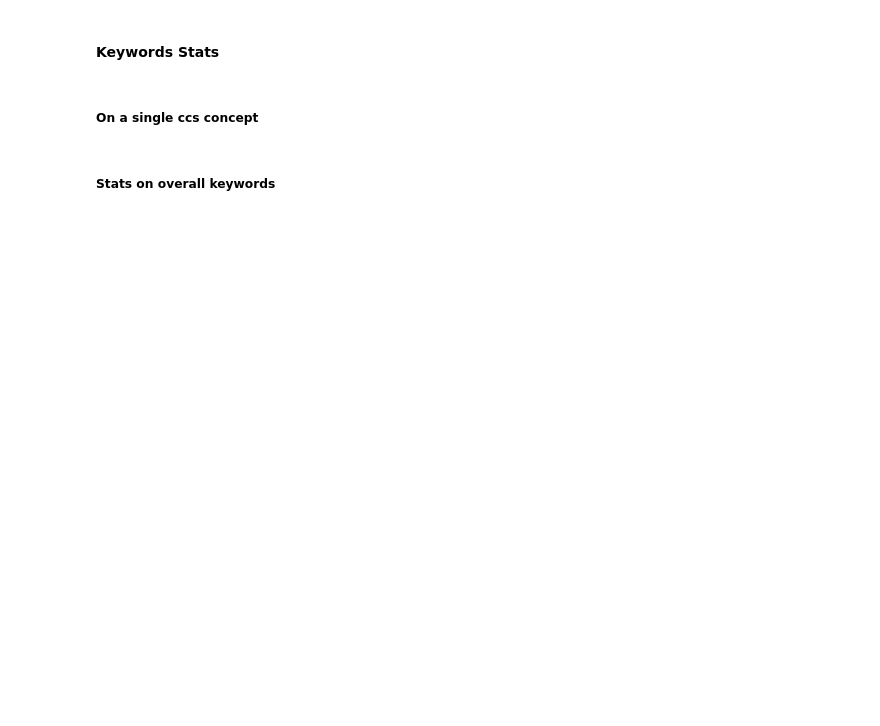
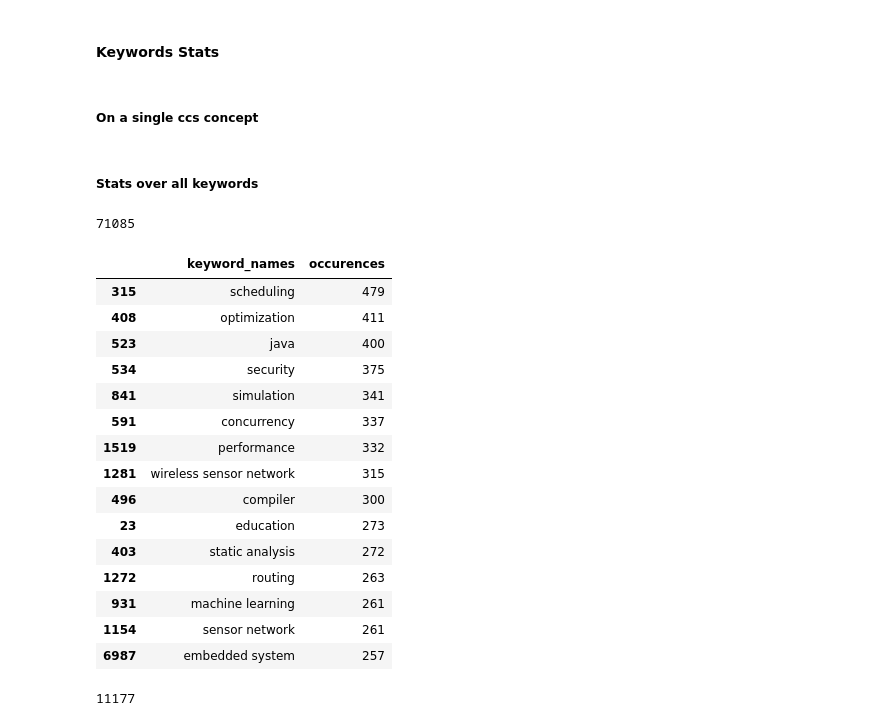
Before and after one commit to Learningchipmunk/Keywords-Ordering, a Jupyter notebook: Periodicals_Preprocessing_and_CCS_Stats.ipynb, the cells around one changed output. Drawn from its saved outputs; the diff is of its cells as text; code cells hidden in the pictures; blank space fills up the shorter version.

Commit message:
Revamped preprocessing because of bugs

```diff
--- a/Periodicals_Preprocessing_and_CCS_Stats.ipynb
+++ b/Periodicals_Preprocessing_and_CCS_Stats.ipynb
@@ -224,0 +271,5 @@ articles_df['ccs'].iloc[1]
+# %%
+### Processing abstracts, bodies, and keywords
+articles_df['abstract_processed'] = articles_df.abstract.apply(lambda x: stringPreprocessing(x) if not pd.isnull(x) else np.nan)
+articles_df['ft_body_processed']  = articles_df.ft_body.apply(lambda x: stringPreprocessing(x) if not pd.isnull(x) else np.nan)
+articles_df['kw_processed']       = articles_df.keywords.apply(lambda x: [stringPreprocessing(kw) for kw in x] if hasattr(x, "__len__") else np.nan)
@@ -224,0 +303,6 @@ articles_df['ccs'].iloc[1]
+# %%
+from Scripts.util import ExtractMainRootLeafAndConcepts
+res = articles_df['ccs'].apply(ExtractMainRootLeafAndConcepts)
+res_np = np.array([np.array(el) for el in res])
+
+articles_df[['main_concept_root', 'main_concept_leaf', 'high_Importance_concept_roots_and_leafs']] = res_np
@@ -272,23 +526,20 @@ kw_occ_df.hist(bins=30, alpha=0.5)
 # %%
 kw_occ_df[kw_occ_df['occurences'] > 5].sort_values(by=['occurences'], ascending=False)
 # %% [markdown]
-##### Stats on overall keywords
+##### Stats over all keywords
 # %%
-kw_count_avg = 0
-kw_count_max = 0
-kw_entry_num = 1
-kw_agg_dict  = {}
+articles_kw_df = articles_df.dropna(subset = "kw_processed")
 
-for val in count_ccs_kw.values():
-    for kw, count in val.items():
-        kw_count_avg += (count-kw_count_avg)/kw_entry_num
-        if(kw_count_max < count):
-            kw_count_max = count
-        kw_entry_num+=1
+kwp_agg_dict  = {}
 
-        if kw in kw_agg_dict.keys():
-            kw_agg_dict[kw] += 1
+for val in articles_kw_df.kw_processed:
+    for kw in val:
+
+        if kw in kwp_agg_dict.keys():
+            kwp_agg_dict[kw] += 1
         else:
-            kw_agg_dict[kw]  = 1
+            kwp_agg_dict[kw]  = 1
 
-print(kw_count_max, kw_count_avg, kw_entry_num, len(kw_agg_dict))
+print(len(kwp_agg_dict))
+# %% [output]
+71085
@@ -298,2 +546,24 @@ kw_agg_df.tail()
+# %%
+kwp_agg_df = pd.DataFrame({"keyword_names": kwp_agg_dict.keys(), "occurences": kwp_agg_dict.values()})
+kwp_agg_df.sort_values(by=['occurences'], ascending=False).head(15)
+# %% [output]
+|  | keyword_names | occurences |
+| 315 | scheduling | 479 |
+| 408 | optimization | 411 |
+| 523 | java | 400 |
+| 534 | security | 375 |
+| 841 | simulation | 341 |
+| 591 | concurrency | 337 |
+| 1519 | performance | 332 |
+| 1281 | wireless sensor network | 315 |
+| 496 | compiler | 300 |
+| 23 | education | 273 |
+| 403 | static analysis | 272 |
+| 1272 | routing | 263 |
+| 931 | machine learning | 261 |
+| 1154 | sensor network | 261 |
+| 6987 | embedded system | 257 |
 # %%
-len(kw_agg_df[kw_agg_df['occurences'] >= 3])
+len(kwp_agg_df[kwp_agg_df['occurences'] >= 3])
+# %% [output]
+11177
```
Also changed, not shown: parts of 35 cells of this notebook.
